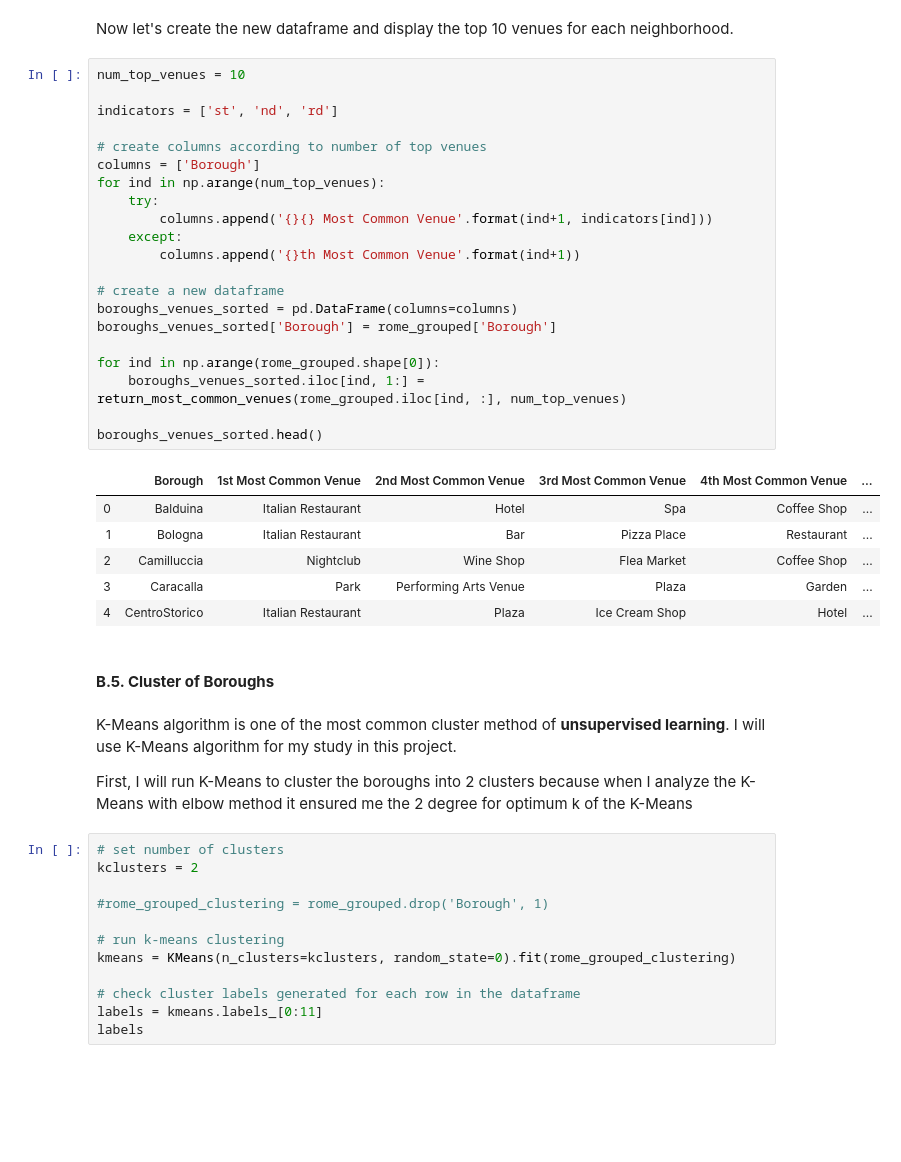
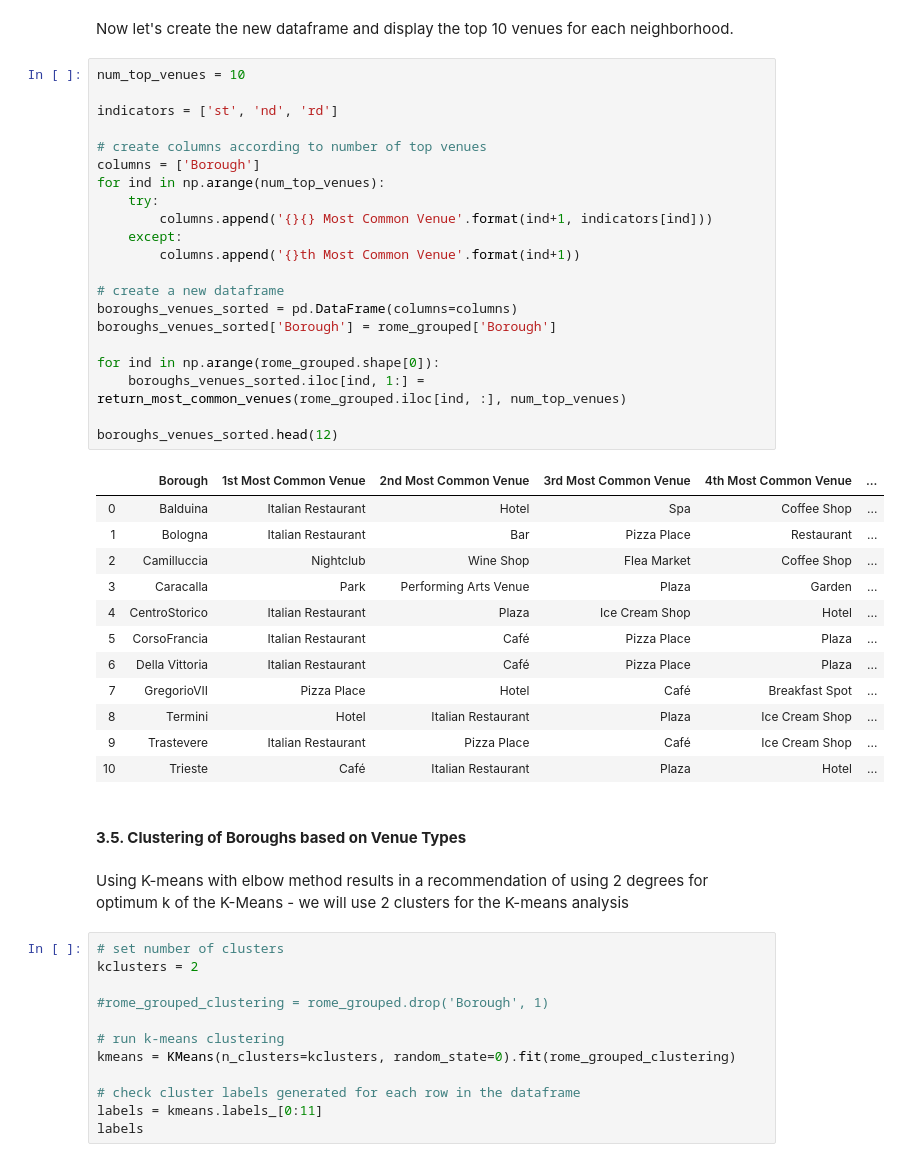
Before and after one commit to daneyalanis/IBM-Applied-Data-Science-Capstone-Project, a Jupyter notebook: Battle of Neighborhoods Rome.ipynb, the cells around one changed output. Drawn from its saved outputs; the diff is of its cells as text; blank space fills up the shorter version.

```diff
--- a/Battle of Neighborhoods Rome.ipynb
+++ b/Battle of Neighborhoods Rome.ipynb
@@ -397,37 +412,41 @@ Now let's create the new dataframe and display the top 10 venues for each neighb
 # %%
 num_top_venues = 10
 
 indicators = ['st', 'nd', 'rd']
 
 # create columns according to number of top venues
 columns = ['Borough']
 for ind in np.arange(num_top_venues):
     try:
         columns.append('{}{} Most Common Venue'.format(ind+1, indicators[ind]))
     except:
         columns.append('{}th Most Common Venue'.format(ind+1))
 
 # create a new dataframe
 boroughs_venues_sorted = pd.DataFrame(columns=columns)
 boroughs_venues_sorted['Borough'] = rome_grouped['Borough']
 
 for ind in np.arange(rome_grouped.shape[0]):
     boroughs_venues_sorted.iloc[ind, 1:] = return_most_common_venues(rome_grouped.iloc[ind, :], num_top_venues)
 
-boroughs_venues_sorted.head()
+boroughs_venues_sorted.head(12)
 # %% [output]
 |  | Borough | 1st Most Common Venue | 2nd Most Common Venue | 3rd Most Common Venue | 4th Most Common Venue | ... |
 | 0 | Balduina | Italian Restaurant | Hotel | Spa | Coffee Shop | ... |
 | 1 | Bologna | Italian Restaurant | Bar | Pizza Place | Restaurant | ... |
 | 2 | Camilluccia | Nightclub | Wine Shop | Flea Market | Coffee Shop | ... |
 | 3 | Caracalla | Park | Performing Arts Venue | Plaza | Garden | ... |
 | 4 | CentroStorico | Italian Restaurant | Plaza | Ice Cream Shop | Hotel | ... |
+| 5 | CorsoFrancia | Italian Restaurant | Café | Pizza Place | Plaza | ... |
+| 6 | Della Vittoria | Italian Restaurant | Café | Pizza Place | Plaza | ... |
+| 7 | GregorioVII | Pizza Place | Hotel | Café | Breakfast Spot | ... |
+| 8 | Termini | Hotel | Italian Restaurant | Plaza | Ice Cream Shop | ... |
+| 9 | Trastevere | Italian Restaurant | Pizza Place | Café | Ice Cream Shop | ... |
+| 10 | Trieste | Café | Italian Restaurant | Plaza | Hotel | ... |
 # %% [markdown]
-#### **B.5. Cluster of Boroughs**
+#### **3.5. Clustering of Boroughs based on Venue Types**
-# %% [markdown]
-K-Means algorithm is one of the most common cluster method of **unsupervised learning**. I will use K-Means algorithm for my study in this project.
-
-First, I will run K-Means to cluster the boroughs into 2 clusters because when I analyze the K-Means with elbow method it ensured me the 2 degree for optimum k of the K-Means
+# %% [markdown]
+Using K-means with elbow method results in a recommendation of using 2 degrees for optimum k of the K-Means - we will use 2 clusters for the K-means analysis
 # %%
 # set number of clusters
 kclusters = 2
```
Also changed, not shown: parts of 44 cells of this notebook, 4 other files.
